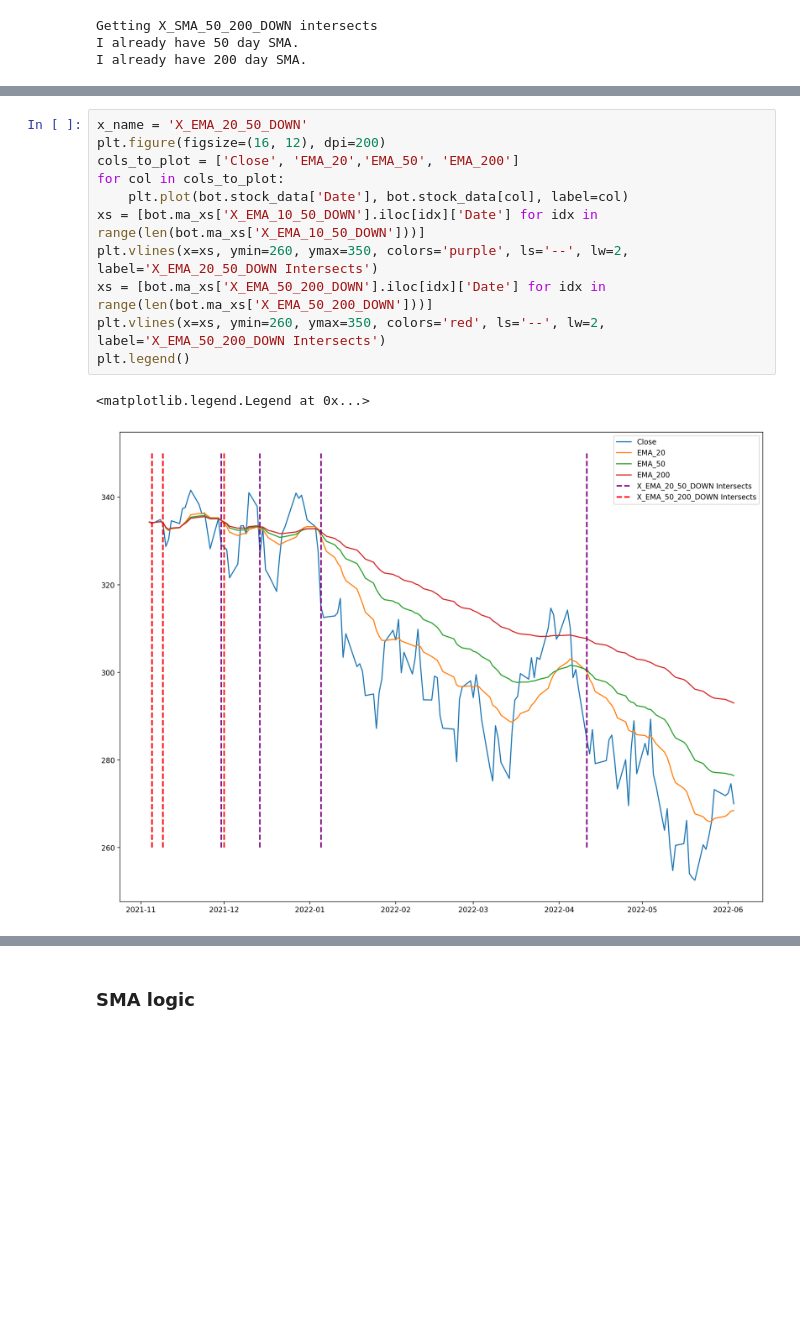
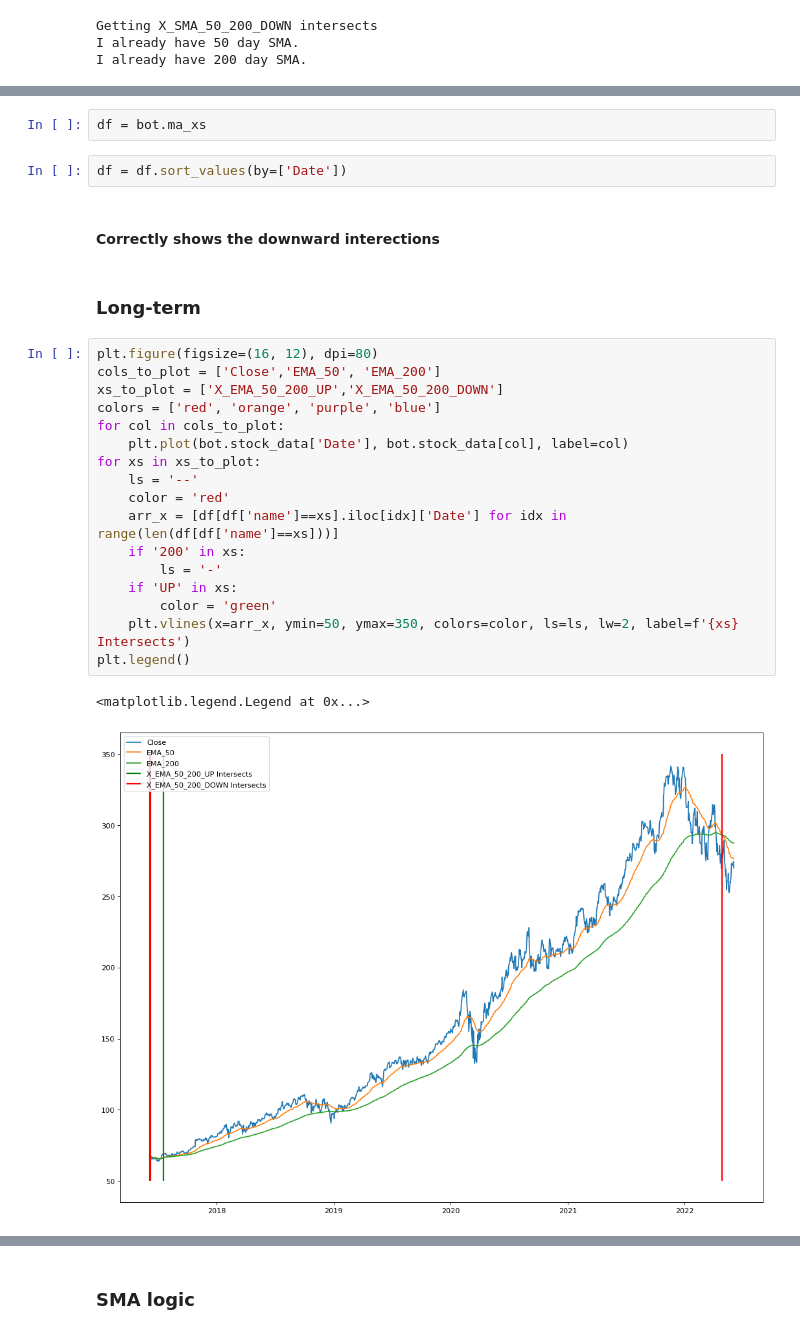
Before and after one commit to aws-trsharma/stock_trading_bot, a Jupyter notebook: rule_prototyping.ipynb, the cells around one changed output, grey strips where cells are left out. Saved outputs shown, nothing was run; the diff lists cells and outputs as text; blank space fills up the shorter version.

```diff
--- a/rule_prototyping.ipynb
+++ b/rule_prototyping.ipynb
@@ -103,14 +92,28 @@ defaultdict(list,
-# %%
-x_name = 'X_EMA_20_50_DOWN'
-plt.figure(figsize=(16, 12), dpi=200)
-cols_to_plot = ['Close', 'EMA_20','EMA_50', 'EMA_200']
-for col in cols_to_plot:
-    plt.plot(bot.stock_data['Date'], bot.stock_data[col], label=col)
-xs = [bot.ma_xs['X_EMA_10_50_DOWN'].iloc[idx]['Date'] for idx in range(len(bot.ma_xs['X_EMA_10_50_DOWN']))]
-plt.vlines(x=xs, ymin=260, ymax=350, colors='purple', ls='--', lw=2, label='X_EMA_20_50_DOWN Intersects')
-xs = [bot.ma_xs['X_EMA_50_200_DOWN'].iloc[idx]['Date'] for idx in range(len(bot.ma_xs['X_EMA_50_200_DOWN']))]
-plt.vlines(x=xs, ymin=260, ymax=350, colors='red', ls='--', lw=2, label='X_EMA_50_200_DOWN Intersects')
-plt.legend()
-# %% [output]
-<matplotlib.legend.Legend at 0x...>
-[figure, removed]
+# %%
+df = bot.ma_xs
+# %%
+df = df.sort_values(by=['Date'])
+# %% [markdown]
+#### Correctly shows the downward interections
+# %% [markdown]
+### Long-term
+# %%
+plt.figure(figsize=(16, 12), dpi=80)
+cols_to_plot = ['Close','EMA_50', 'EMA_200']
+xs_to_plot = ['X_EMA_50_200_UP','X_EMA_50_200_DOWN']
+colors = ['red', 'orange', 'purple', 'blue']
+for col in cols_to_plot:
+    plt.plot(bot.stock_data['Date'], bot.stock_data[col], label=col)
+for xs in xs_to_plot:
+    ls = '--'
+    color = 'red'
+    arr_x = [df[df['name']==xs].iloc[idx]['Date'] for idx in range(len(df[df['name']==xs]))]
+    if '200' in xs:
+        ls = '-'
+    if 'UP' in xs:
+        color = 'green'
+    plt.vlines(x=arr_x, ymin=50, ymax=350, colors=color, ls=ls, lw=2, label=f'{xs} Intersects')
+plt.legend()
+# %% [output]
+<matplotlib.legend.Legend at 0x...>
+[figure, added]
```
Also changed, not shown: parts of 11 cells of this notebook, 1 other file.
